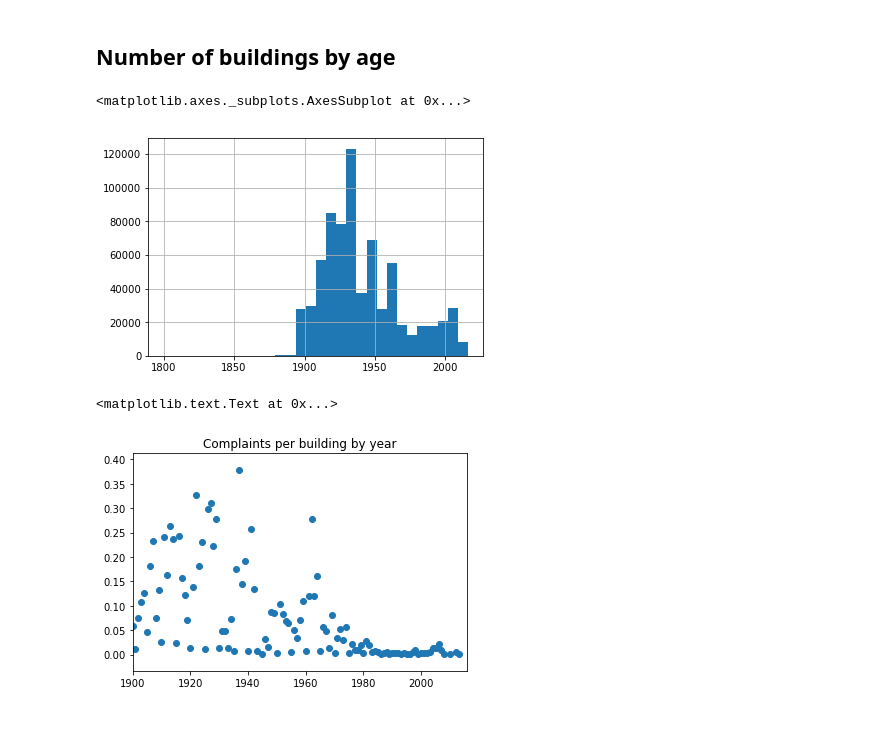
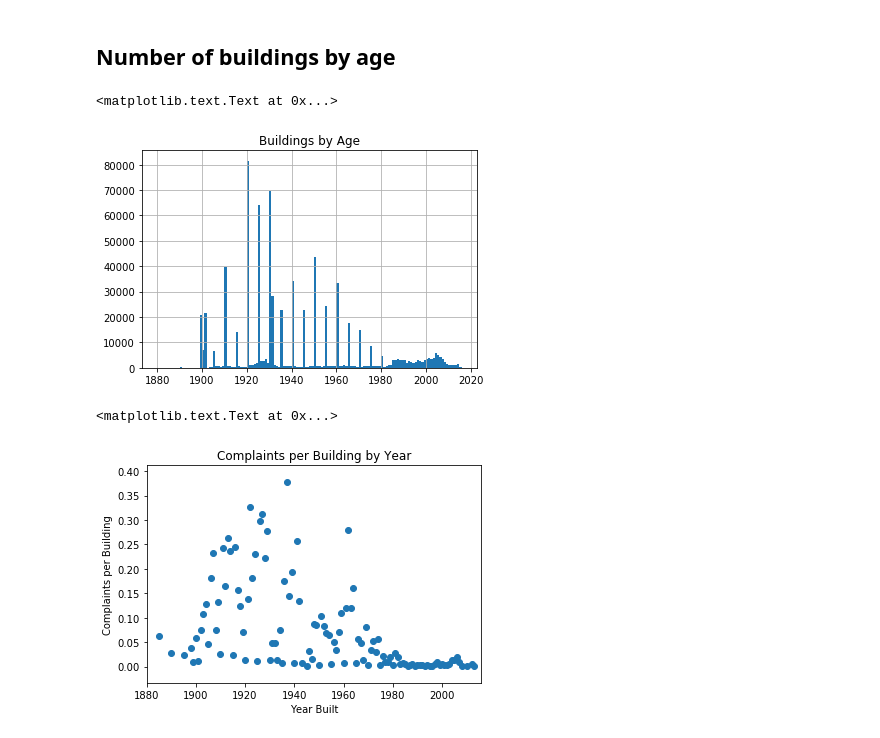
Before and after one commit to charlesdguthrie/bigDataProject, a Jupyter notebook: scripts/Matching Datasets with Age.ipynb, the cells around one changed output. Saved outputs shown, nothing was run; the diff lists cells and outputs as text; code cells hidden in the pictures.

Commit message:
finished city2borough, building_age

```diff
--- a/scripts/Matching Datasets with Age.ipynb
+++ b/scripts/Matching Datasets with Age.ipynb
@@ -30,6 +47,27 @@ def clean_address(address):
 # %%
+def clean_address(address):
+    '''
+    Strip whitespace and convert string to upper
+    '''
+    try:
+        return str.upper(address).strip()
+    except:
+        return None
+
 def clean(df):
+    '''
+    Clean and filter the building dataframe
+    Use only relevant columns and remove rows where YearBuilt==0
+    '''
     df = df[['Address','XCoord','YCoord','ZipCode','YearBuilt','Borough']].copy()
     df['Address'] = df['Address'].apply(clean_address)
     df.drop(df[df['YearBuilt']==0].index,inplace=True)
     return df
+
+def summary(df):
+    '''
+    Print percent null and top 10 most common values
+    '''
+    pct_null = df['Address'].isnull().sum()*1./df.shape[0]
+    print "pct null:",round(pct_null,2)
+    print df['Address'].value_counts().head(10)
@@ -130,18 +207,22 @@ plt.scatter(counts.index,counts['Complaint Type'])
 # %% [markdown]
 ## Number of buildings by age
 # %%
-bdf.loc[bdf['YearBuilt']>=1800,'YearBuilt'].hist(bins=30)
+first_year = 1880
+bdf.loc[bdf['YearBuilt']>=first_year,'YearBuilt'].hist(bins=2016-first_year)
+plt.title('Buildings by Age')
 # %% [output]
-<matplotlib.axes._subplots.AxesSubplot at 0x...>
+<matplotlib.text.Text at 0x...>
-[figure, old version]
+[figure, new version]
 # %%
 building_counts = bdf.groupby('YearBuilt').count()['Borough']
 # %%
 counts['building_count']=building_counts
 # %%
 plt.scatter(counts.index,counts['Complaint Type']/counts['building_count'])
-plt.xlim([1900,2016])
-plt.title("Complaints per building by year")
+plt.xlim([1880,2016])
+plt.title("Complaints per Building by Year")
+plt.xlabel("Year Built")
+plt.ylabel("Complaints per Building")
 # %% [output]
 <matplotlib.text.Text at 0x...>
-[figure, old version]
+[figure, new version]
```
Also changed, not shown: parts of 25 cells of this notebook, 3 other files.
